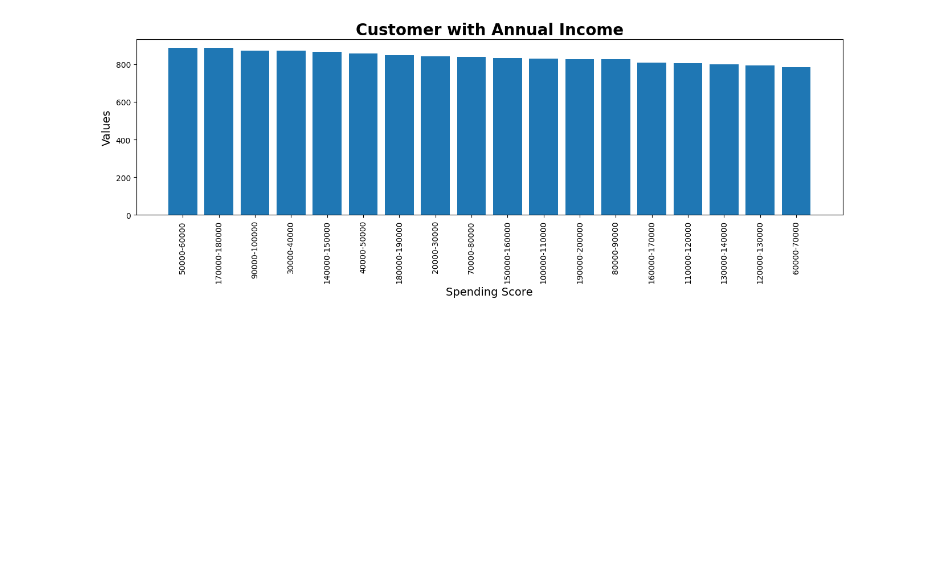
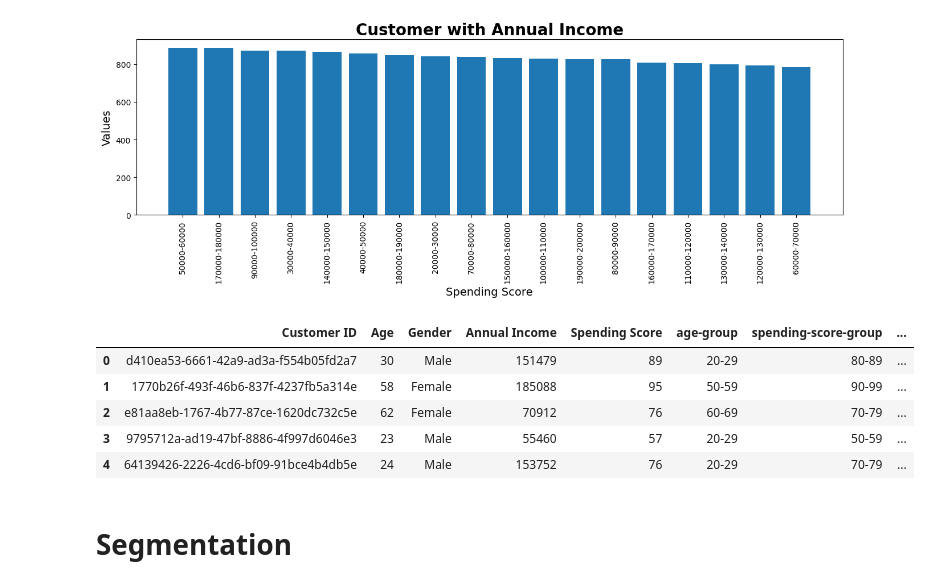
Before and after one commit to adityashakya836/pandas, a Jupyter notebook: shopping-mall-customer-segmentation.ipynb, the cells around one changed output. Cells and saved outputs as stored; diff of their text form; code cells hidden in the pictures; blank space fills up the shorter version.

Commit message:
Kaggle Notebook | Shopping Mall Customer Segmentation | Version 3

```diff
--- a/shopping-mall-customer-segmentation.ipynb
+++ b/shopping-mall-customer-segmentation.ipynb
@@ -151,0 +150,11 @@ grouped_data = data.groupby(['Age','Gender']).sum()
+# %%
+df.head()
+# %% [output]
+|  | Customer ID | Age | Gender | Annual Income | Spending Score | age-group | spending-score-group | ... |
+| 0 | d410ea53-6661-42a9-ad3a-f554b05fd2a7 | 30 | Male | 151479 | 89 | 20-29 | 80-89 | ... |
+| 1 | 1770b26f-493f-46b6-837f-4237fb5a314e | 58 | Female | 185088 | 95 | 50-59 | 90-99 | ... |
+| 2 | e81aa8eb-1767-4b77-87ce-1620dc732c5e | 62 | Female | 70912 | 76 | 60-69 | 70-79 | ... |
+| 3 | 9795712a-ad19-47bf-8886-4f997d6046e3 | 23 | Male | 55460 | 57 | 20-29 | 50-59 | ... |
+| 4 | 64139426-2226-4cd6-bf09-91bce4b4db5e | 24 | Male | 153752 | 76 | 20-29 | 70-79 | ... |
+# %% [markdown]
+# Segmentation
```
Also changed, not shown: parts of 8 cells of this notebook.
